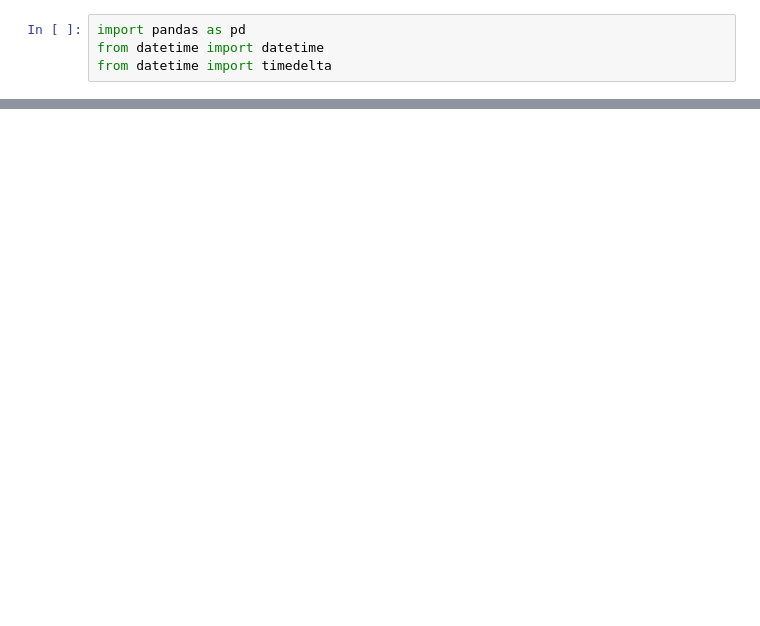
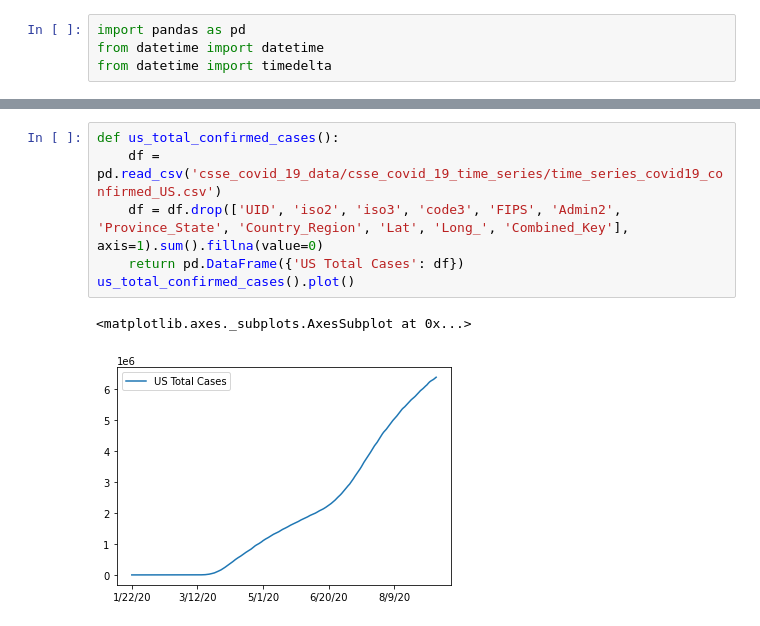
Before and after one commit to jmocay/Notebooks, a Jupyter notebook: covid19_cases_trends.ipynb, the cells around one changed output, grey strips where cells are left out. Cells and saved outputs as stored; diff of their text form; blank space fills up the shorter version.

Commit message:
Sep 2020 data

```diff
--- a/covid19_cases_trends.ipynb
+++ b/covid19_cases_trends.ipynb
@@ -391,0 +194,9 @@ us_new_deaths_14day_moving_avg().plot()
+# %%
+def us_total_confirmed_cases():
+    df = pd.read_csv('csse_covid_19_data/csse_covid_19_time_series/time_series_covid19_confirmed_US.csv')
+    df = df.drop(['UID', 'iso2', 'iso3', 'code3', 'FIPS', 'Admin2', 'Province_State', 'Country_Region', 'Lat', 'Long_', 'Combined_Key'], axis=1).sum().fillna(value=0)
+    return pd.DataFrame({'US Total Cases': df})
+us_total_confirmed_cases().plot()
+# %% [output]
+<matplotlib.axes._subplots.AxesSubplot at 0x...>
+[figure, added]
```
Also changed, not shown: parts of 67 cells of this notebook, 1 other file.
